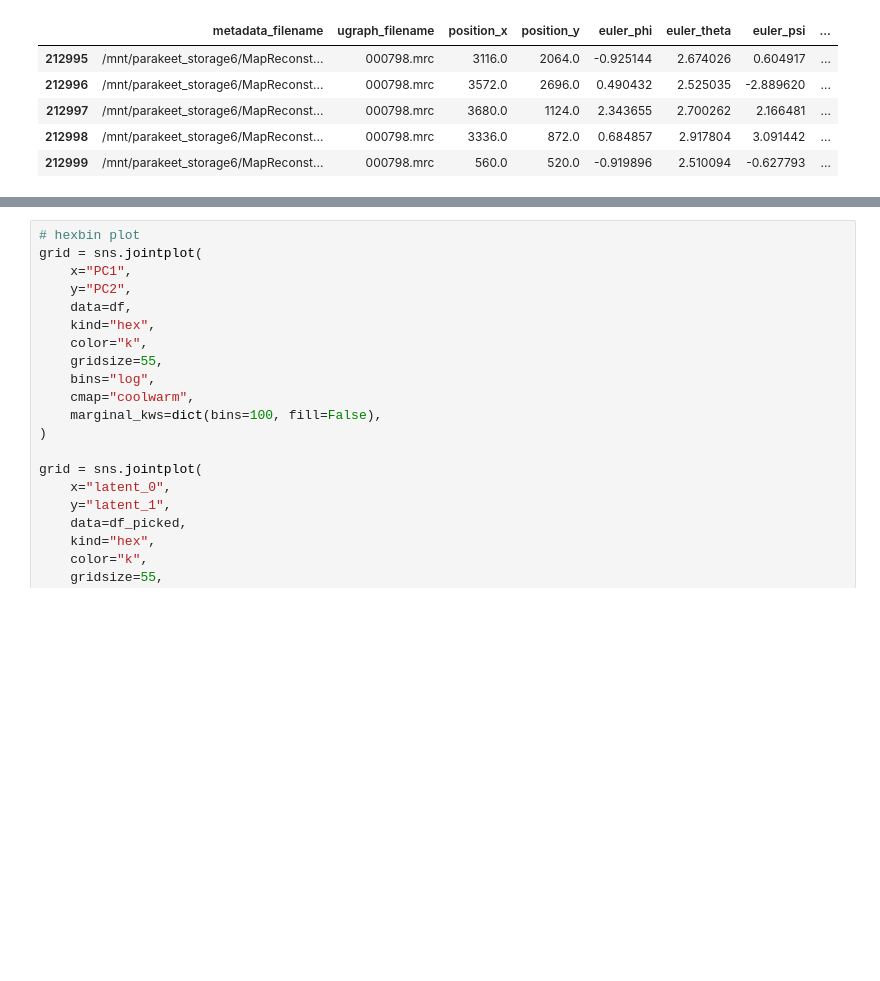
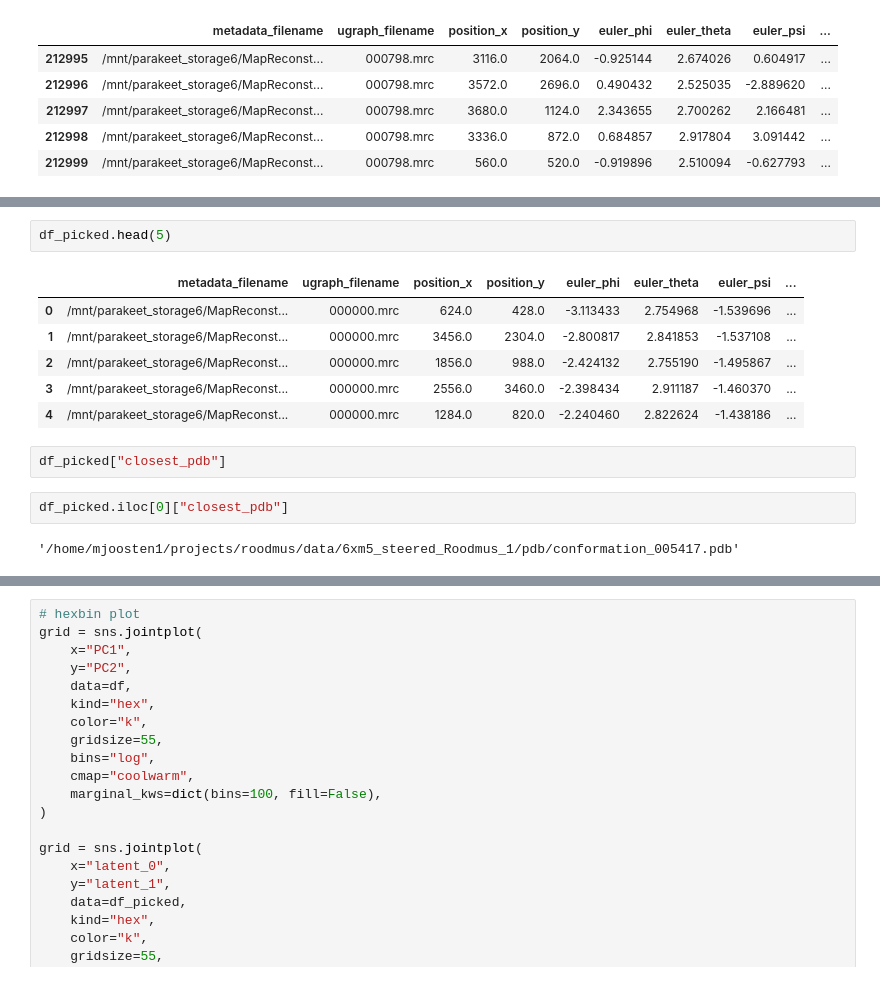
Before and after one commit to ccpem/roodmus, a Jupyter notebook: scripts/analysis_heterogeneous.ipynb, the cells around one changed output, grey strips where cells are left out. Saved outputs shown, nothing was run; the diff lists cells and outputs as text; blank space fills up the shorter version.

```diff
--- a/scripts/analysis_heterogeneous.ipynb
+++ b/scripts/analysis_heterogeneous.ipynb
@@ -71,6 +71,21 @@ time taken to compute precision: 42.656840085983276
 | 796 | /mnt/parakeet_storage6/MapReconst... | 000796.mrc | -4646.860356 | 187 | 250 | 177.0 | ... |
 | 797 | /mnt/parakeet_storage6/MapReconst... | 000797.mrc | -10571.399862 | 293 | 250 | 224.0 | ... |
 | 798 | /mnt/parakeet_storage6/MapReconst... | 000798.mrc | -14799.755446 | 83 | 250 | 82.0 | ... |
+# %%
+df_picked.head(5)
+# %% [output]
+|  | metadata_filename | ugraph_filename | position_x | position_y | euler_phi | euler_theta | euler_psi | ... |
+| 0 | /mnt/parakeet_storage6/MapReconst... | 000000.mrc | 624.0 | 428.0 | -3.113433 | 2.754968 | -1.539696 | ... |
+| 1 | /mnt/parakeet_storage6/MapReconst... | 000000.mrc | 3456.0 | 2304.0 | -2.800817 | 2.841853 | -1.537108 | ... |
+| 2 | /mnt/parakeet_storage6/MapReconst... | 000000.mrc | 1856.0 | 988.0 | -2.424132 | 2.755190 | -1.495867 | ... |
+| 3 | /mnt/parakeet_storage6/MapReconst... | 000000.mrc | 2556.0 | 3460.0 | -2.398434 | 2.911187 | -1.460370 | ... |
+| 4 | /mnt/parakeet_storage6/MapReconst... | 000000.mrc | 1284.0 | 820.0 | -2.240460 | 2.822624 | -1.438186 | ... |
+# %%
+df_picked["closest_pdb"]
+# %%
+df_picked.iloc[0]["closest_pdb"]
+# %% [output]
+'/home/mjoosten1/projects/roodmus/data/6xm5_steered_Roodmus_1/pdb/conformation_005417.pdb'
 # %%
 # add the latent space coordinates to the dataframe
 import roodmus.analysis.utils
```
Also changed, not shown: parts of 4 cells of this notebook, 1 other file.
